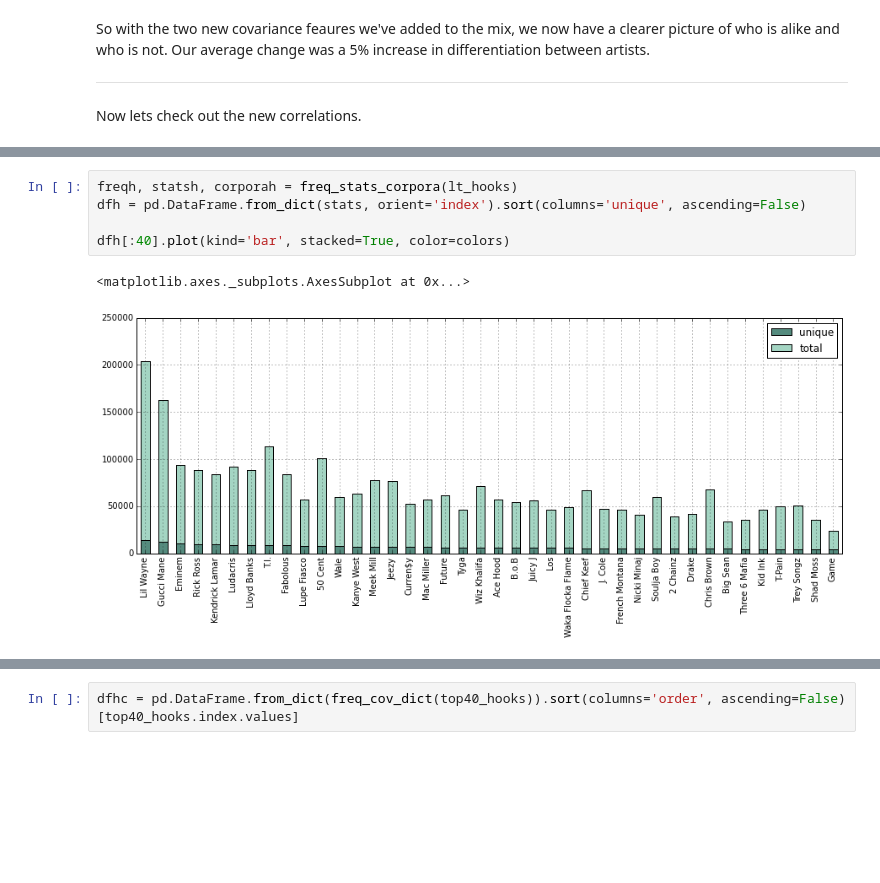
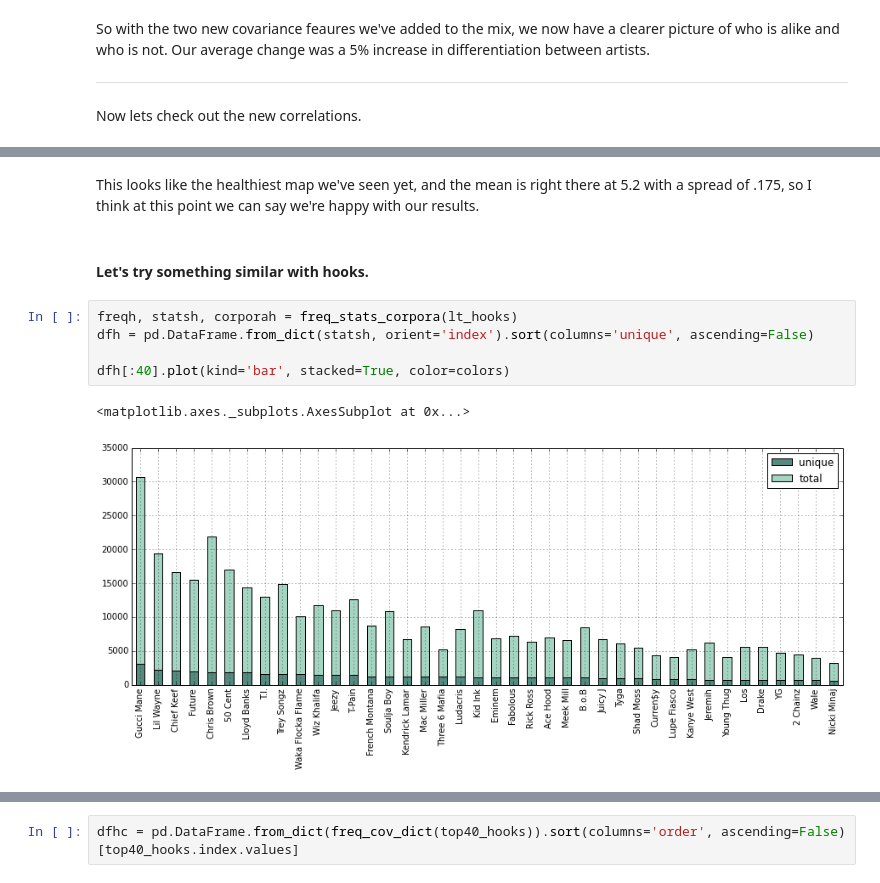
Before and after one commit to baronvonbadguy/genius-scraper, a Jupyter notebook: Exploration.ipynb, the cells around one changed output, grey strips where cells are left out. Cells and saved outputs as stored; diff of their text form; blank space fills up the shorter version.

```diff
--- a/Exploration.ipynb
+++ b/Exploration.ipynb
@@ -404,11 +455,15 @@ Let's try something similar with hooks.
+# %% [markdown]
+This looks like the healthiest map we've seen yet, and the mean is right there at 5.2 with a spread of .175, so I think at this point we can say we're happy with our results.
+# %% [markdown]
+#### Let's try something similar with hooks.
 # %%
 freqh, statsh, corporah = freq_stats_corpora(lt_hooks)
-dfh = pd.DataFrame.from_dict(stats, orient='index').sort(columns='unique', ascending=False)
+dfh = pd.DataFrame.from_dict(statsh, orient='index').sort(columns='unique', ascending=False)
 
 dfh[:40].plot(kind='bar', stacked=True, color=colors)
 # %% [output]
 <matplotlib.axes._subplots.AxesSubplot at 0x...>
-[figure, old version]
+[figure, new version]
 # %%
 dfh['ratio'] = (dfh['unique'] / dfh['total']) * dfh['unique']
 top40_hooks = dfh.sort(columns='ratio', ascending=False)['ratio'][:40]
```
Also changed, not shown: parts of 21 cells of this notebook.
